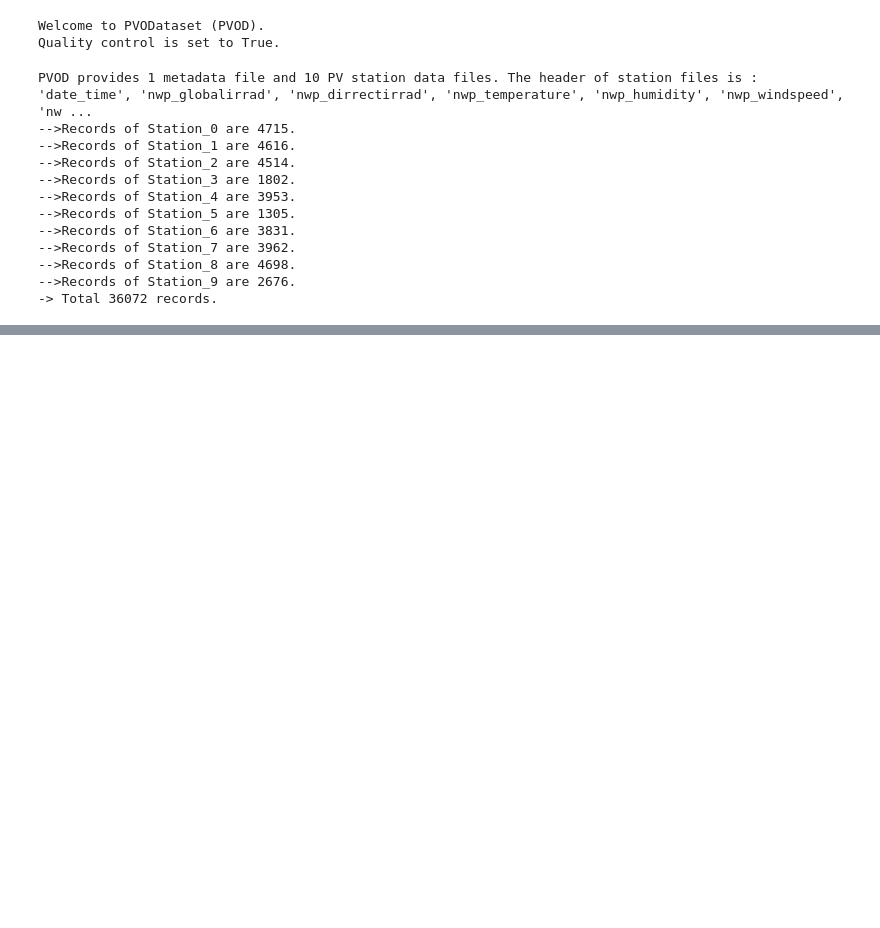
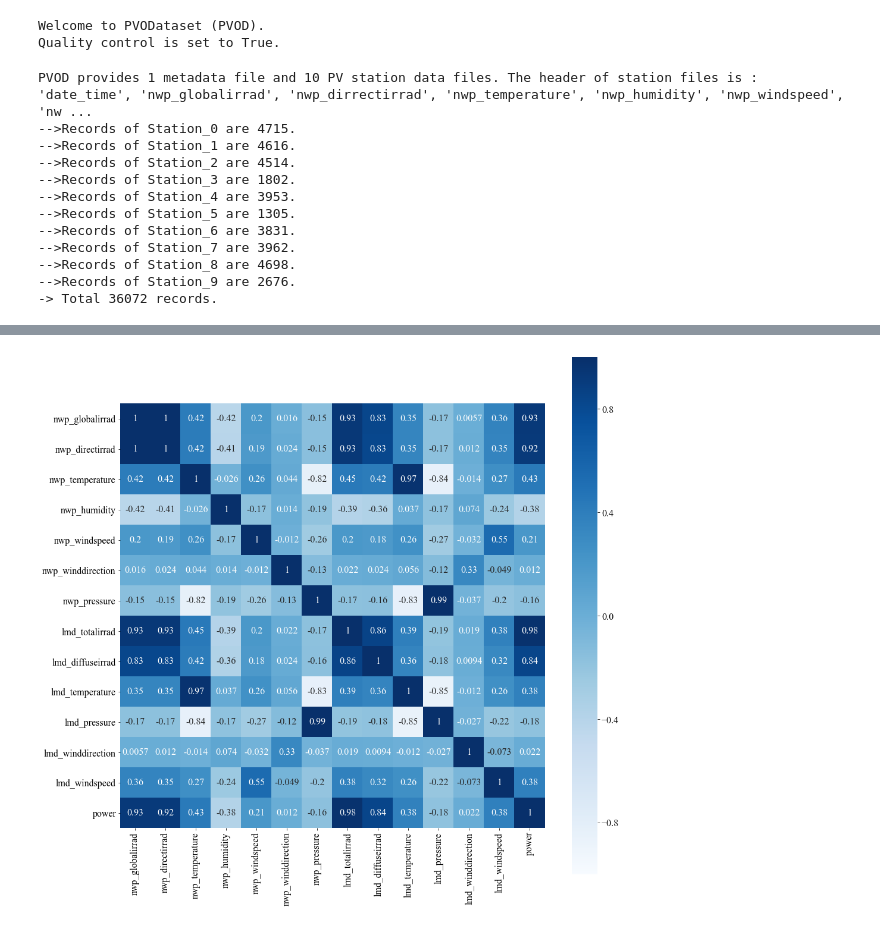
Before and after one commit to yaotc/PVODataset, a Jupyter notebook: src/SampleCode.ipynb, the cells around one changed output, grey strips where cells are left out. Drawn from its saved outputs; the diff is of its cells as text; code cells hidden in the pictures; blank space fills up the shorter version.

```diff
--- a/src/SampleCode.ipynb
+++ b/src/SampleCode.ipynb
@@ -263,0 +266,8 @@ PVOD provides 1 metadata file and 10 PV station data files. The header of statio
+# %%
+from pvodataset import PVODataset
+import pandas as pd
+
+pvod = PVODataset(path="../datasets/",timezone="UTC+8")
+ori_data = pvod.read_ori_data(station_id=0)
+ori_data = ori_data.drop(columns='date_time')
+ori_data
@@ -263,0 +289,15 @@ PVOD provides 1 metadata file and 10 PV station data files. The header of statio
+# %%
+
+
+import matplotlib.pyplot as plt
+import seaborn as sns
+import numpy as np
+plt.subplots(figsize=(16, 16))
+plt.rc('font',family='Times New Roman',size=16)
+
+sns.heatmap(ori_data.corr(), center=0, annot=True, vmax=1.0, vmin=-1,square = True,cmap="Blues")
+# plt.title("Heatmap of the Features of PVOD", fontsize = 18)
+plt.savefig( 'corr.pdf', bbox_inches='tight',format='pdf')
+plt.show()
+# %% [output]
+[figure, added]
```
Also changed, not shown: parts of 2 cells of this notebook, 3 other files.
